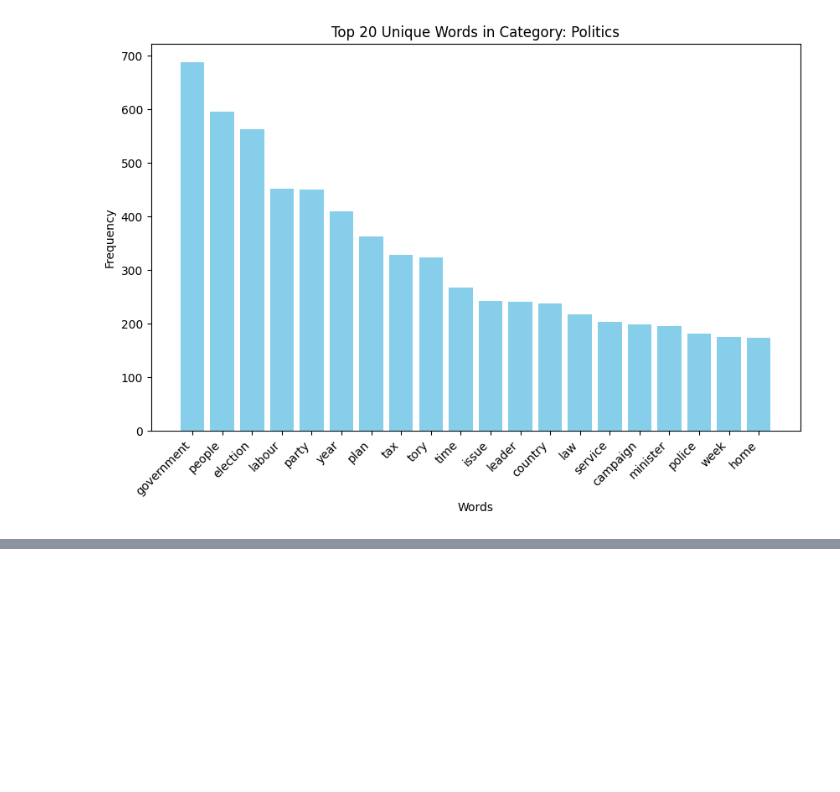
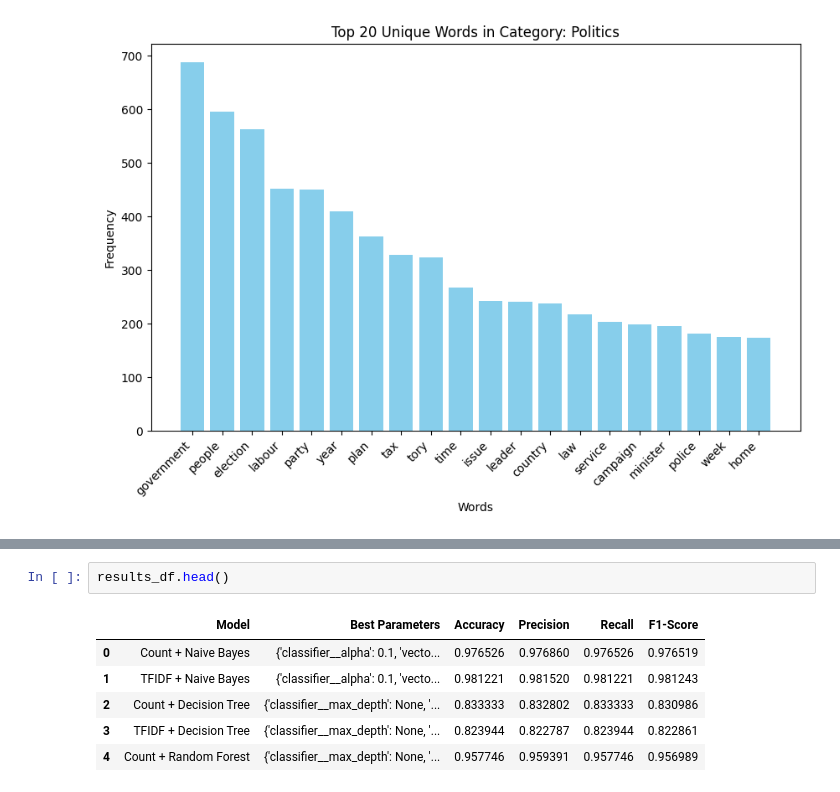
Before and after one commit to yedhuk/categorizing-news-articles-flipitnews, a Jupyter notebook: notebook/FlipItNews Business Case.ipynb, the cells around one changed output, grey strips where cells are left out. Cells and saved outputs as stored; diff of their text form; blank space fills up the shorter version.

```diff
--- a/notebook/FlipItNews Business Case.ipynb
+++ b/notebook/FlipItNews Business Case.ipynb
@@ -541,0 +870,9 @@ To https://github.com/yedhuk/categorizing-news-articles-flipitnews.git
+# %%
+results_df.head()
+# %% [output]
+|  | Model | Best Parameters | Accuracy | Precision | Recall | F1-Score |
+| 0 | Count + Naive Bayes | {'classifier__alpha': 0.1, 'vecto... | 0.976526 | 0.976860 | 0.976526 | 0.976519 |
+| 1 | TFIDF + Naive Bayes | {'classifier__alpha': 0.1, 'vecto... | 0.981221 | 0.981520 | 0.981221 | 0.981243 |
+| 2 | Count + Decision Tree | {'classifier__max_depth': None, '... | 0.833333 | 0.832802 | 0.833333 | 0.830986 |
+| 3 | TFIDF + Decision Tree | {'classifier__max_depth': None, '... | 0.823944 | 0.822787 | 0.823944 | 0.822861 |
+| 4 | Count + Random Forest | {'classifier__max_depth': None, '... | 0.957746 | 0.959391 | 0.957746 | 0.956989 |
```
Also changed, not shown: parts of 37 cells of this notebook.
